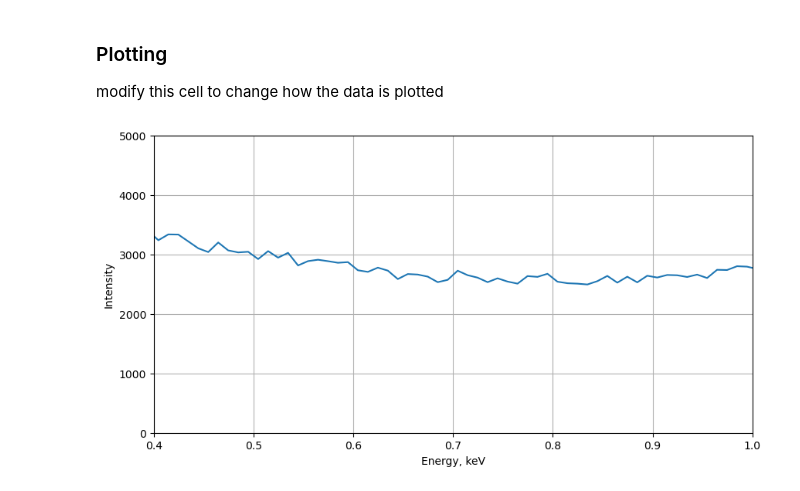
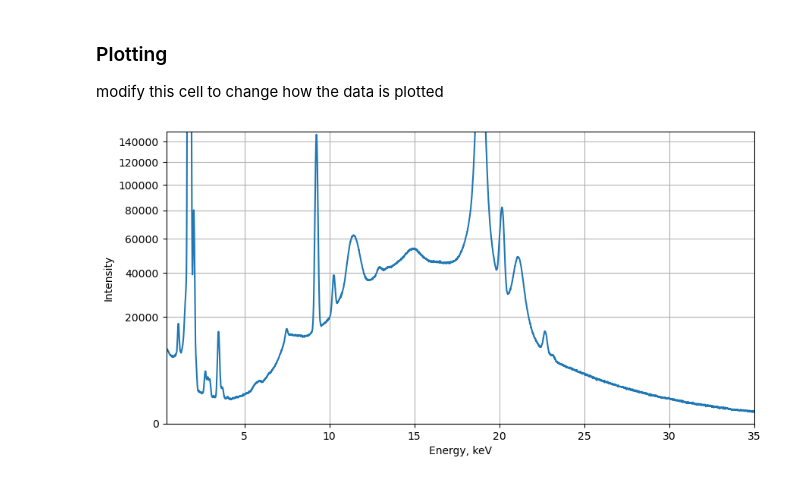
Before and after one commit to ELFREELAND/xrf-thickness-studies, a Jupyter notebook: xrf_data_parser.ipynb, the cells around one changed output. Saved outputs shown, nothing was run; the diff lists cells and outputs as text; code cells hidden in the pictures.

```diff
--- a/xrf_data_parser.ipynb
+++ b/xrf_data_parser.ipynb
@@ -34,7 +34,7 @@ fp1 = ("./" + path_label + "_map/" + path_label + "_60s_" +
 fp2 = ("./" + path_label + "_map/" + path_label + "_60s_" +
        str(grid_size) + "x" + str(grid_size) + "ptsdet_2_" + str(spec[0]) + "_" + str(spec[1]) + ".spx")
 # %%
-fp1 = r"C:\Users\elf\Documents\GitHub\xrf-thickness-studies\20230712_CVD_3158_scantime\20230712_CVD_3158_60m 1.spx"
+fp1 = r"C:\Users\elf\Documents\GitHub\xrf-thickness-studies\scan time studies\20230711_CVD_3158_scantime\20230711_CVD_3158_60m 1.spx"
 # %% [markdown]
 ### Function definitions
 # %%
@@ -90,19 +90,19 @@ modify this cell to change how the data is plotted
 # %%
 upper_ylim = np.max(dat["d1_counts"][150:]) + 5000
 
 f, ax = plt.subplots(figsize=(10,5))
 ax.plot(dat["energy"], dat["d1_counts"], label = "detector 1")
 #ax.plot(dat["energy"], dat["d2_counts"], label = "detector 2")
 ax.set_xlabel("Energy, keV")
 ax.set_ylabel("Intensity")
 #ax.set_title(sample_name + " XRF spectrum, " + str(spec))
 #ax.legend()
 
 #square root scale
-#ax.set_yscale("function", functions=(np.sqrt, lambda x: x*x))
+ax.set_yscale("function", functions=(np.sqrt, lambda x: x*x))
 
-ax.axis([0.4, 1, 0, 5000])
+ax.axis([0.4, 35, 0, 150000])
 ax.grid(True)
 plt.show()
 # %% [output]
-[figure, old version]
+[figure, new version]
```
Also changed, not shown: 14 other files.
